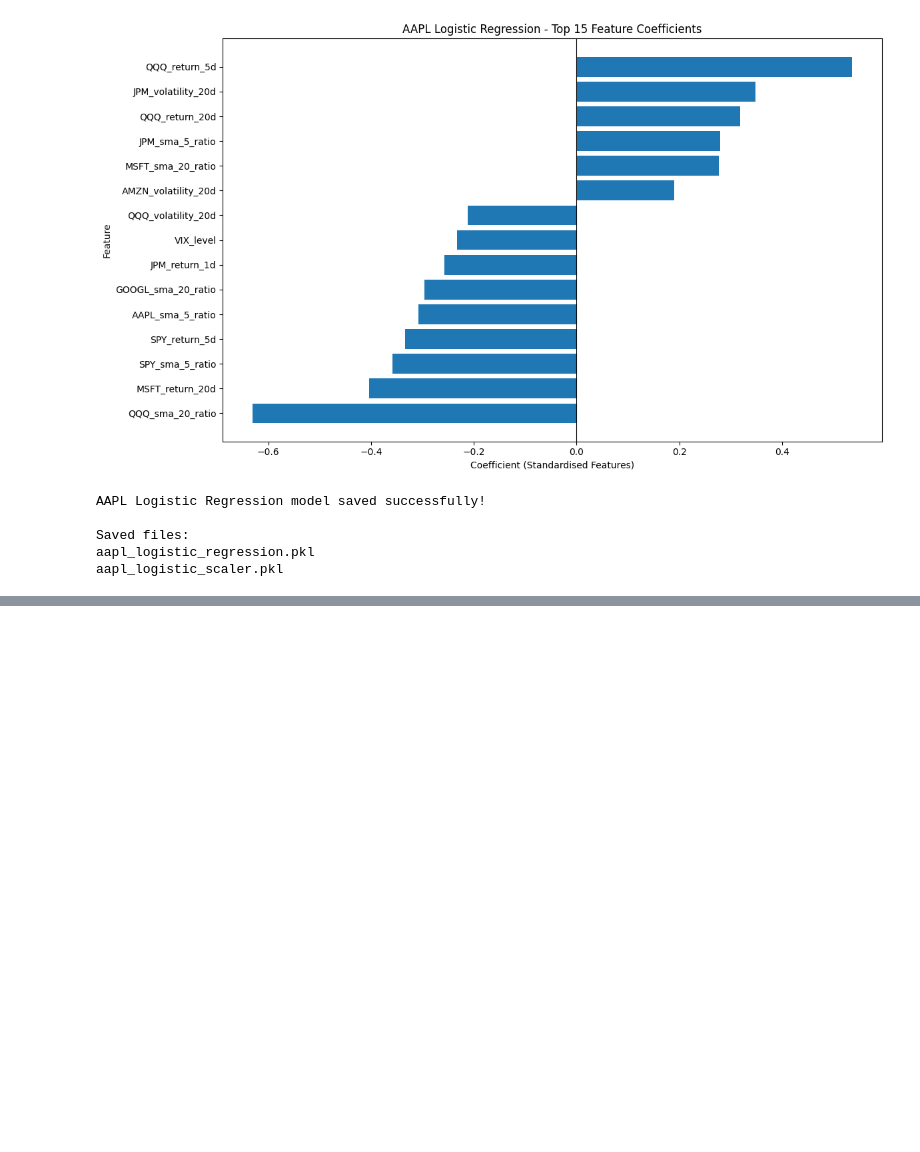
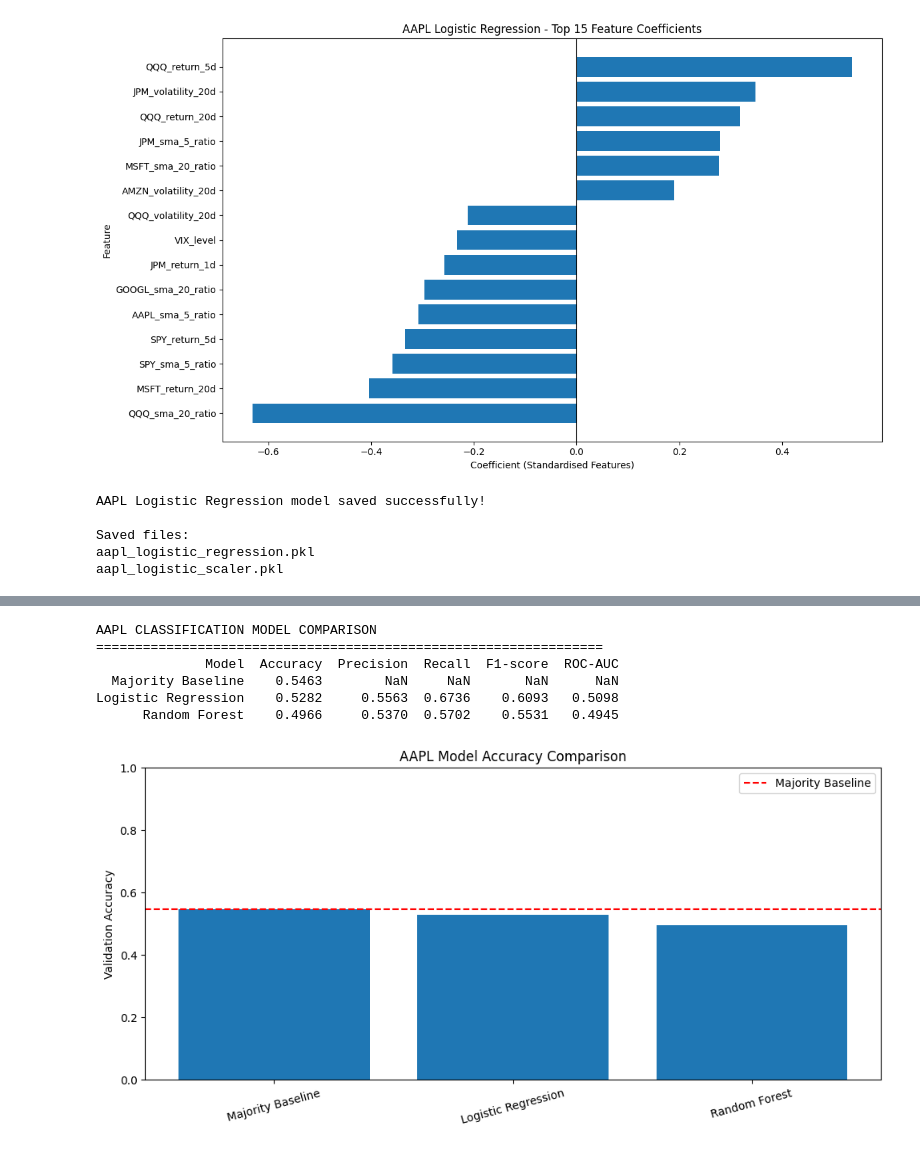
Before and after one commit to rcoello48/AI-Stock-Market-Prediction, a Jupyter notebook: Data_Collection.ipynb, the cells around one changed output, grey strips where cells are left out. Saved outputs shown, nothing was run; the diff lists cells and outputs as text; code cells hidden in the pictures; blank space fills up the shorter version.

```diff
--- a/Data_Collection.ipynb
+++ b/Data_Collection.ipynb
@@ -1449,0 +1626,76 @@ aapl_logistic_scaler.pkl
+# %%
+# ============================================================
+#  COMPARE AAPL CLASSIFICATION MODELS
+# ============================================================
+
+# Create a comparison table using validation metrics
+model_comparison = pd.DataFrame({
+    "Model": [
+        "Majority Baseline",
+        "Logistic Regression",
+        "Random Forest"
+    ],
+    "Accuracy": [
+        baseline_accuracy,
+        accuracy,
+        rf_accuracy
+    ],
+    "Precision": [
+        np.nan,
+        precision,
+        rf_precision
+    ],
+    "Recall": [
+        np.nan,
+        recall,
+        rf_recall
+    ],
+    "F1-score": [
+        np.nan,
+        f1,
+        rf_f1
+    ],
+    "ROC-AUC": [
+        np.nan,
+        roc_auc,
+        rf_roc_auc
+    ]
+})
+
+# Display the comparison table
+print("AAPL CLASSIFICATION MODEL COMPARISON")
+print("=" * 65)
+
+print(model_comparison.round(4).to_string(index=False))
+
+# Plot accuracy comparison
+plt.figure(figsize=(10, 5))
+
+plt.bar(
+    model_comparison["Model"],
+    model_comparison["Accuracy"]
+)
+
+# Add a horizontal line representing baseline accuracy
+plt.axhline(
+    y=baseline_accuracy,
+    linestyle="--",
+    color="red",
+    label="Majority Baseline"
+)
+
+plt.title("AAPL Model Accuracy Comparison")
+plt.ylabel("Validation Accuracy")
+plt.ylim(0, 1)
+plt.legend()
+plt.xticks(rotation=15)
+plt.tight_layout()
+plt.show()
+# %% [output]
+AAPL CLASSIFICATION MODEL COMPARISON
+=================================================================
+              Model  Accuracy  Precision  Recall  F1-score  ROC-AUC
+  Majority Baseline    0.5463        NaN     NaN       NaN      NaN
+Logistic Regression    0.5282     0.5563  0.6736    0.6093   0.5098
+      Random Forest    0.4966     0.5370  0.5702    0.5531   0.4945
+[figure, added]
```
Also changed, not shown: parts of 7 cells of this notebook.
